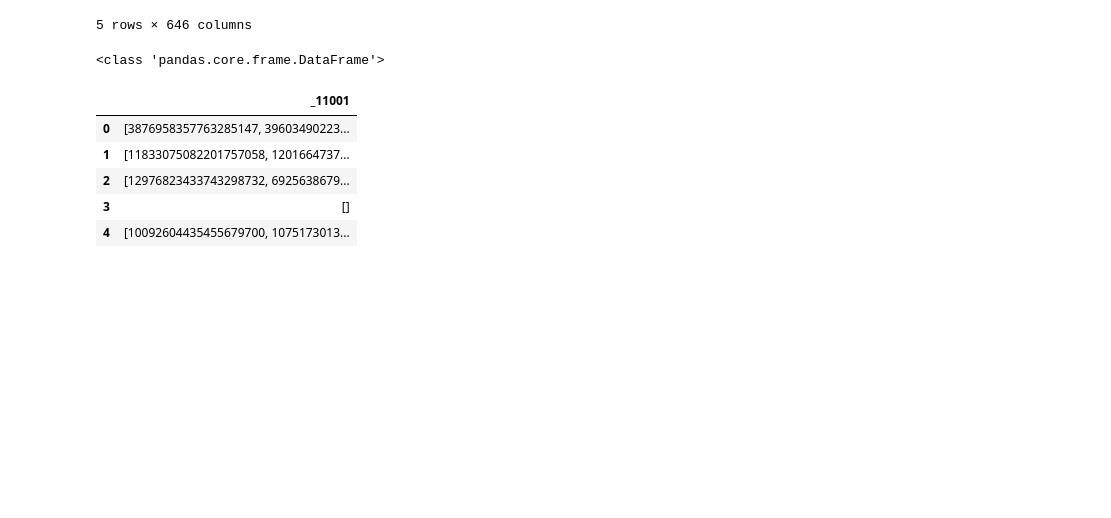
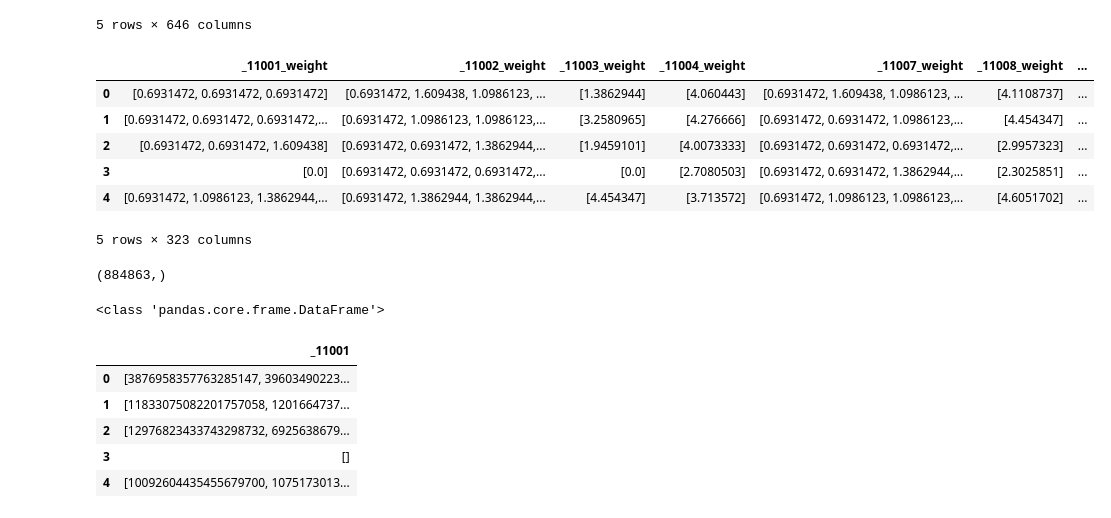
Before and after one commit to Chevolier/MetaSpore, a Jupyter notebook: tutorials/data_analyze.ipynb, the cells around one changed output. Cells and saved outputs as stored; diff of their text form; code cells hidden in the pictures; blank space fills up the shorter version.

Commit message:
pandas DataFrame to flattened weights

```diff
--- a/tutorials/data_analyze.ipynb
+++ b/tutorials/data_analyze.ipynb
@@ -139,6 +139,24 @@ pd_df.head(5)
 | 3 | [] | [0.0] | [10253202941292285639, 1069032028... | [0.6931472, 0.6931472, 0.6931472,... | [] | [0.0] | [118756931906294] | [2.7080503] | ... |
 | 4 | [10092604435455679700, 1075173013... | [0.6931472, 1.0986123, 1.3862944,... | [11095071193945410066, 1325966204... | [0.6931472, 1.3862944, 1.3862944,... | [118756931905695] | [4.454347] | [118756931906294] | [3.713572] | ... |
 5 rows × 646 columns
+# %%
+columns_weight = [f'{column}_weight' for column in column_names if column!='label']
+df_weights = pd_df[columns_weight]
+df_weights.head(5)
+# %% [output]
+|  | _11001_weight | _11002_weight | _11003_weight | _11004_weight | _11007_weight | _11008_weight | ... |
+| 0 | [0.6931472, 0.6931472, 0.6931472] | [0.6931472, 1.609438, 1.0986123, ... | [1.3862944] | [4.060443] | [0.6931472, 1.609438, 1.0986123, ... | [4.1108737] | ... |
+| 1 | [0.6931472, 0.6931472, 0.6931472,... | [0.6931472, 1.0986123, 1.0986123,... | [3.2580965] | [4.276666] | [0.6931472, 0.6931472, 1.0986123,... | [4.454347] | ... |
+| 2 | [0.6931472, 0.6931472, 1.609438] | [0.6931472, 0.6931472, 1.3862944,... | [1.9459101] | [4.0073333] | [0.6931472, 0.6931472, 0.6931472,... | [2.9957323] | ... |
+| 3 | [0.0] | [0.6931472, 0.6931472, 0.6931472,... | [0.0] | [2.7080503] | [0.6931472, 0.6931472, 1.3862944,... | [2.3025851] | ... |
+| 4 | [0.6931472, 1.0986123, 1.3862944,... | [0.6931472, 1.3862944, 1.3862944,... | [4.454347] | [3.713572] | [0.6931472, 1.0986123, 1.0986123,... | [4.6051702] | ... |
+5 rows × 323 columns
+# %%
+np_weights = df_weights[:1000].to_numpy()
+flat_weights = np.hstack(np_weights.ravel())
+flat_weights.shape
+# %% [output]
+(884863,)
 # %%
 a = pd_df[['_11001']]
 print(type(a))
```
